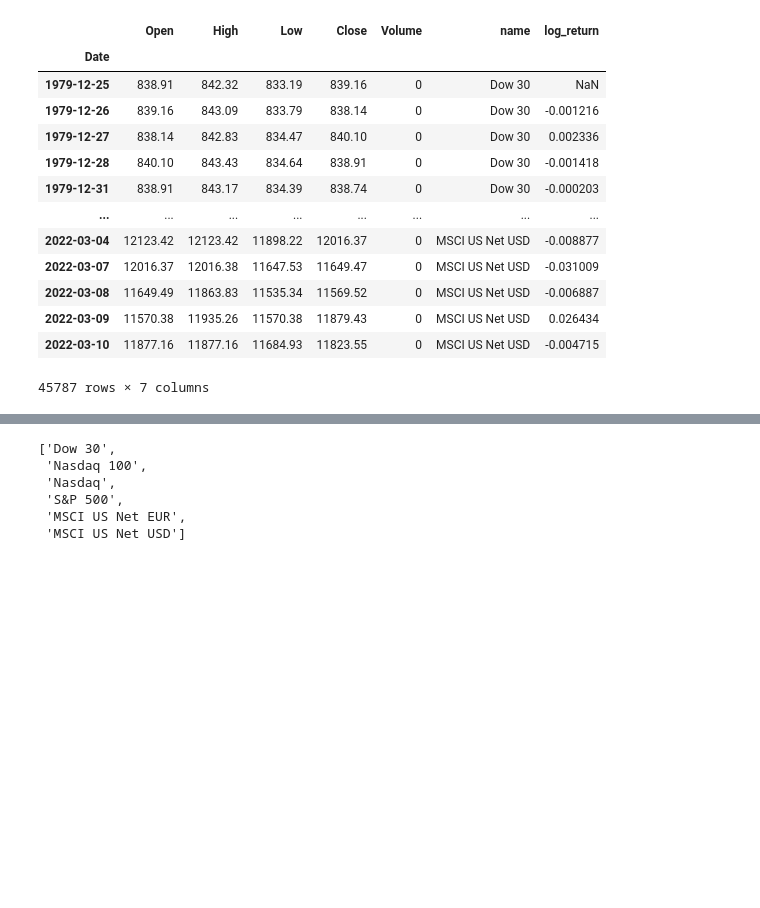
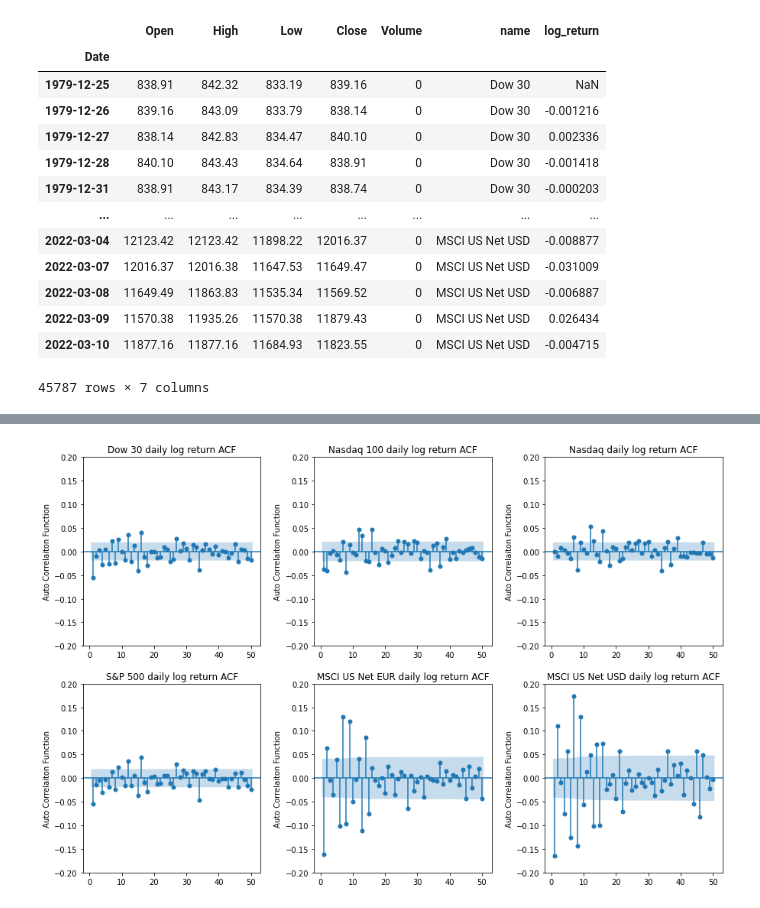
Before and after one commit to takeyama0/MarketPrediction, a Jupyter notebook: stock_market_prediction.ipynb, the cells around one changed output, grey strips where cells are left out. Saved outputs shown, nothing was run; the diff lists cells and outputs as text; code cells hidden in the pictures; blank space fills up the shorter version.

```diff
--- a/stock_market_prediction.ipynb
+++ b/stock_market_prediction.ipynb
@@ -479,12 +465,16 @@ for i, major_index in enumerate(major_indices):
 # %%
-df_indices = ip.indices.get_indices('united states')
-major_indices = df_indices[df_indices['class'] == 'major_indices']['name'].to_list()
+num_col = 3
+num_row = int(len(major_indices) / num_col)
+
+fig, axes = plt.subplots(num_row, num_col, figsize=(5 * num_col, 5 * num_row))
+plt.subplots_adjust(wspace=0.3)
+for i, major_index in enumerate(major_indices):
+    idx_row = math.floor(i / num_col)
+    idx_col = i % num_col
+    df_tmp = df_major_index_history[df_major_index_history['name'] == major_index]
+    plot_acf(df_tmp['log_return'], lags=50, ax=axes[idx_row][idx_col], missing='drop', zero=False);
+    axes[idx_row][idx_col].set_title(f'{major_index} daily log return ACF')
+    axes[idx_row][idx_col].set_ylabel('Auto Correlaiton Function')
+    axes[idx_row][idx_col].set_ylim(-0.2, 0.2)
+# %% [output]
+[figure, added]
-# %%
-major_indices
-# %% [output]
-['Dow 30',
- 'Nasdaq 100',
- 'Nasdaq',
- 'S&P 500',
- 'MSCI US Net EUR',
- 'MSCI US Net USD']
```
Also changed, not shown: parts of 17 cells of this notebook.
